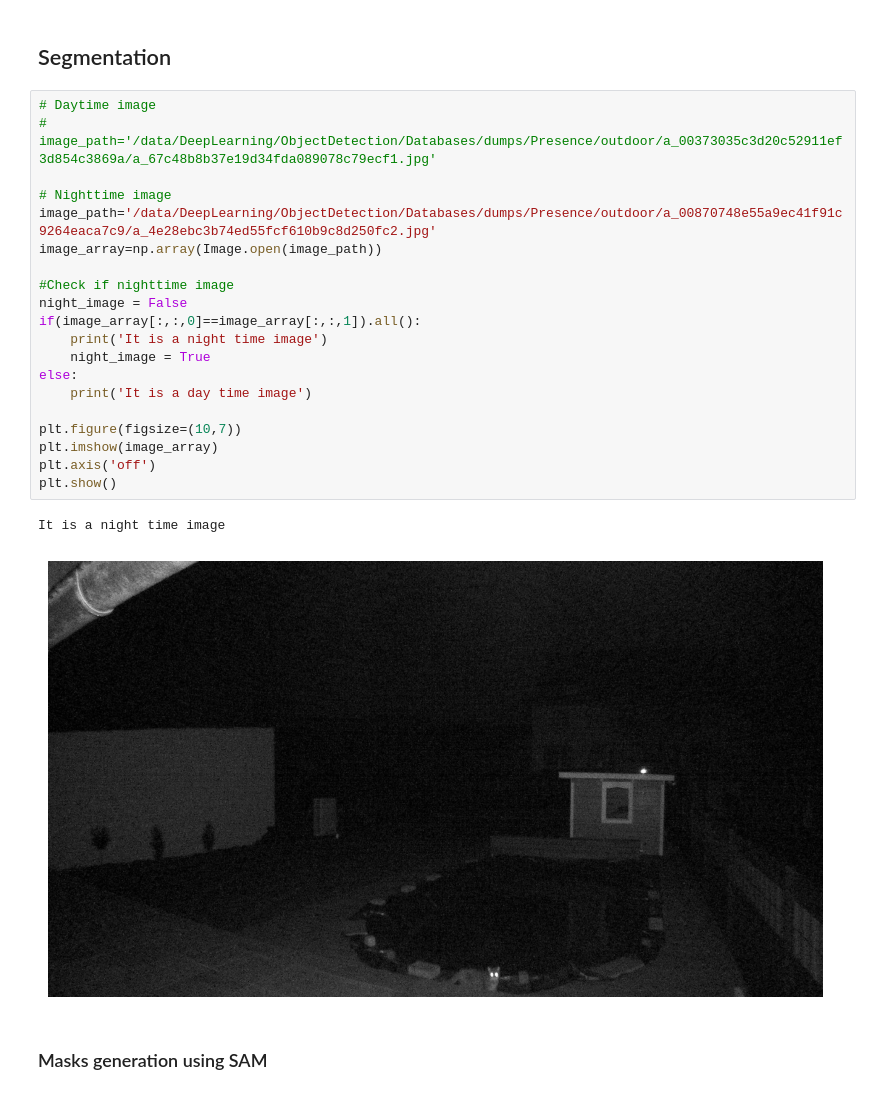
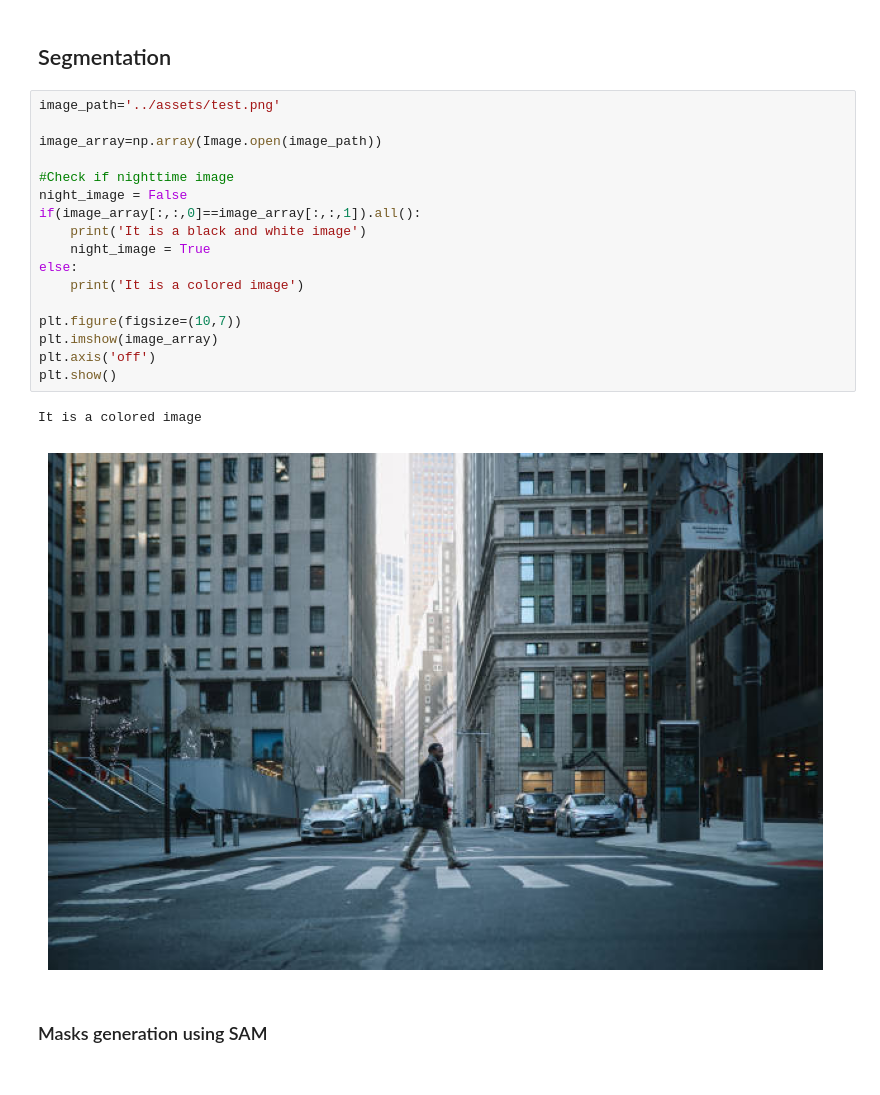
Before and after one commit to fremk/SAM-and-SEEM-Semantic-Segmentation, a Jupyter notebook: demo_code/example.ipynb, the cells around one changed output. Saved outputs shown, nothing was run; the diff lists cells and outputs as text.

```diff
--- a/demo_code/example.ipynb
+++ b/demo_code/example.ipynb
@@ -52,28 +52,25 @@ else:
 # %% [markdown]
 ## Segmentation
 # %%
-# Daytime image
-# image_path='/data/DeepLearning/ObjectDetection/Databases/dumps/Presence/outdoor/a_00373035c3d20c52911ef3d854c3869a/a_67c48b8b37e19d34fda089078c79ecf1.jpg'
+image_path='../assets/test.png'
 
-# Nighttime image
-image_path='/data/DeepLearning/ObjectDetection/Databases/dumps/Presence/outdoor/a_00870748e55a9ec41f91c9264eaca7c9/a_4e28ebc3b74ed55fcf610b9c8d250fc2.jpg'
 image_array=np.array(Image.open(image_path))
 
 #Check if nighttime image
 night_image = False
 if(image_array[:,:,0]==image_array[:,:,1]).all():
-    print('It is a night time image')
+    print('It is a black and white image')
     night_image = True
 else:
-    print('It is a day time image')
+    print('It is a colored image')
 
 plt.figure(figsize=(10,7))
 plt.imshow(image_array)
 plt.axis('off')
 plt.show()
 # %% [output]
-It is a night time image
+It is a colored image
-[figure, old version]
+[figure, new version]
 # %% [markdown]
 ### Masks generation using SAM
 # %%
```
Also changed, not shown: parts of 13 cells of this notebook, 1 other file.
